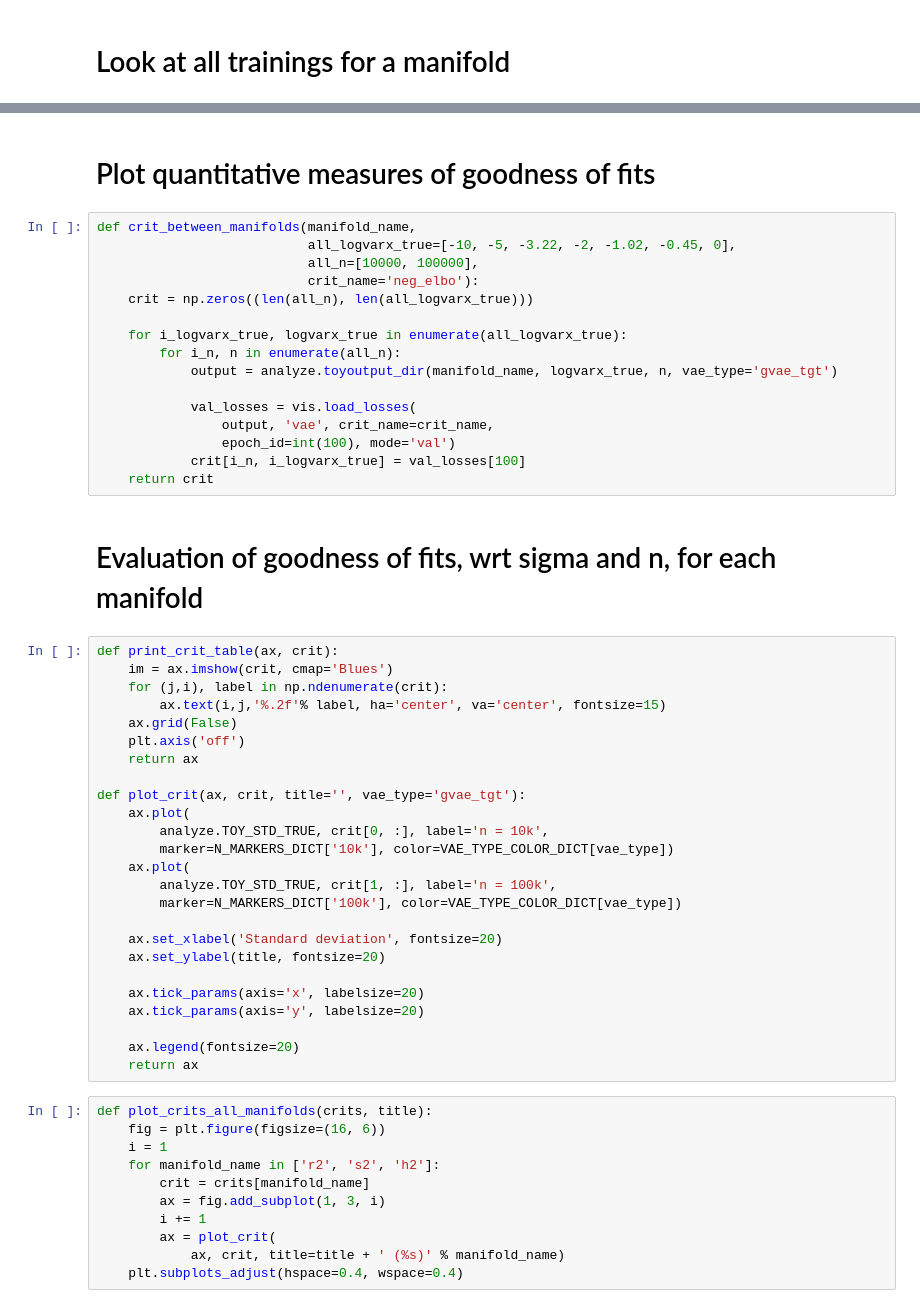
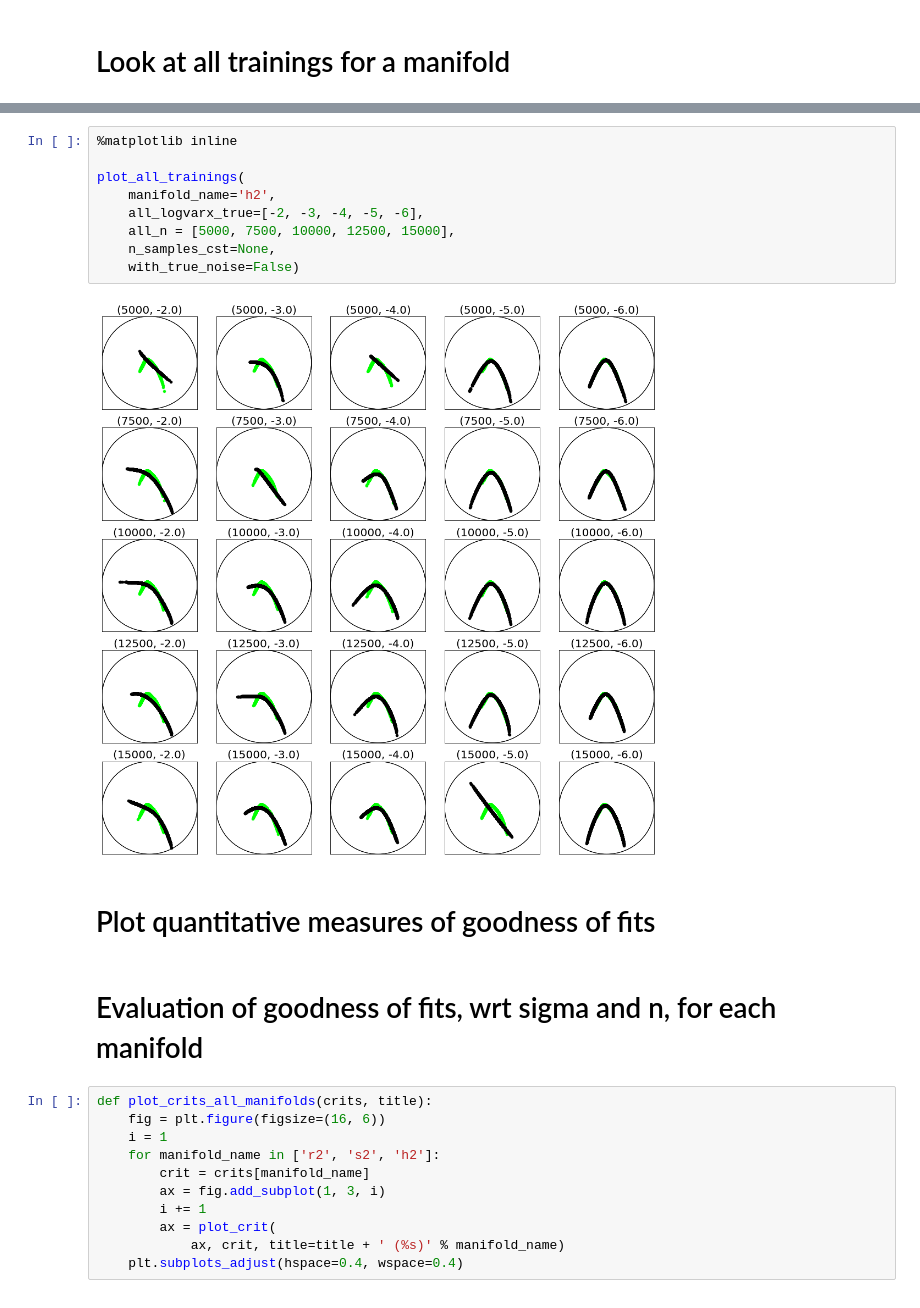
Before and after one commit to battyone/notebooks-1, a Jupyter notebook: toyinspect_cvpr.ipynb, the cells around one changed output, grey strips where cells are left out. Saved outputs shown, nothing was run; the diff lists cells and outputs as text.

```diff
--- a/toyinspect_cvpr.ipynb
+++ b/toyinspect_cvpr.ipynb
@@ -219,48 +160,18 @@ for i_logvarx_true, logvarx_true in enumerate(all_logvarx_true):
+# %%
+%matplotlib inline
+
+plot_all_trainings(
+    manifold_name='h2',
+    all_logvarx_true=[-2, -3, -4, -5, -6],
+    all_n = [5000, 7500, 10000, 12500, 15000],
+    n_samples_cst=None,
+    with_true_noise=False)
+# %% [output]
+[figure, added]
 # %% [markdown]
 # Plot quantitative measures of goodness of fits
-# %%
-def crit_between_manifolds(manifold_name,
-                           all_logvarx_true=[-10, -5, -3.22, -2, -1.02, -0.45, 0],
-                           all_n=[10000, 100000],
-                           crit_name='neg_elbo'):
-    crit = np.zeros((len(all_n), len(all_logvarx_true)))
-
-    for i_logvarx_true, logvarx_true in enumerate(all_logvarx_true):
-        for i_n, n in enumerate(all_n):
-            output = analyze.toyoutput_dir(manifold_name, logvarx_true, n, vae_type='gvae_tgt')
-
-            val_losses = vis.load_losses(
-                output, 'vae', crit_name=crit_name,
-                epoch_id=int(100), mode='val')
-            crit[i_n, i_logvarx_true] = val_losses[100]
-    return crit
 # %% [markdown]
 # Evaluation of goodness of fits, wrt sigma and n, for each manifold
-# %%
-def print_crit_table(ax, crit):
-    im = ax.imshow(crit, cmap='Blues')
-    for (j,i), label in np.ndenumerate(crit):
-        ax.text(i,j,'%.2f'% label, ha='center', va='center', fontsize=15)
-    ax.grid(False)
-    plt.axis('off')
-    return ax
-
-def plot_crit(ax, crit, title='', vae_type='gvae_tgt'):
-    ax.plot(
-        analyze.TOY_STD_TRUE, crit[0, :], label='n = 10k',
-        marker=N_MARKERS_DICT['10k'], color=VAE_TYPE_COLOR_DICT[vae_type])
-    ax.plot(
-        analyze.TOY_STD_TRUE, crit[1, :], label='n = 100k',
-        marker=N_MARKERS_DICT['100k'], color=VAE_TYPE_COLOR_DICT[vae_type])
-
-    ax.set_xlabel('Standard deviation', fontsize=20)
-    ax.set_ylabel(title, fontsize=20)
-
-    ax.tick_params(axis='x', labelsize=20)
-    ax.tick_params(axis='y', labelsize=20)
-
-    ax.legend(fontsize=20)
-    return ax
 # %%
 def plot_crits_all_manifolds(crits, title):
     fig = plt.figure(figsize=(16, 6))
```
Also changed, not shown: parts of 18 cells of this notebook, 1 other file.
